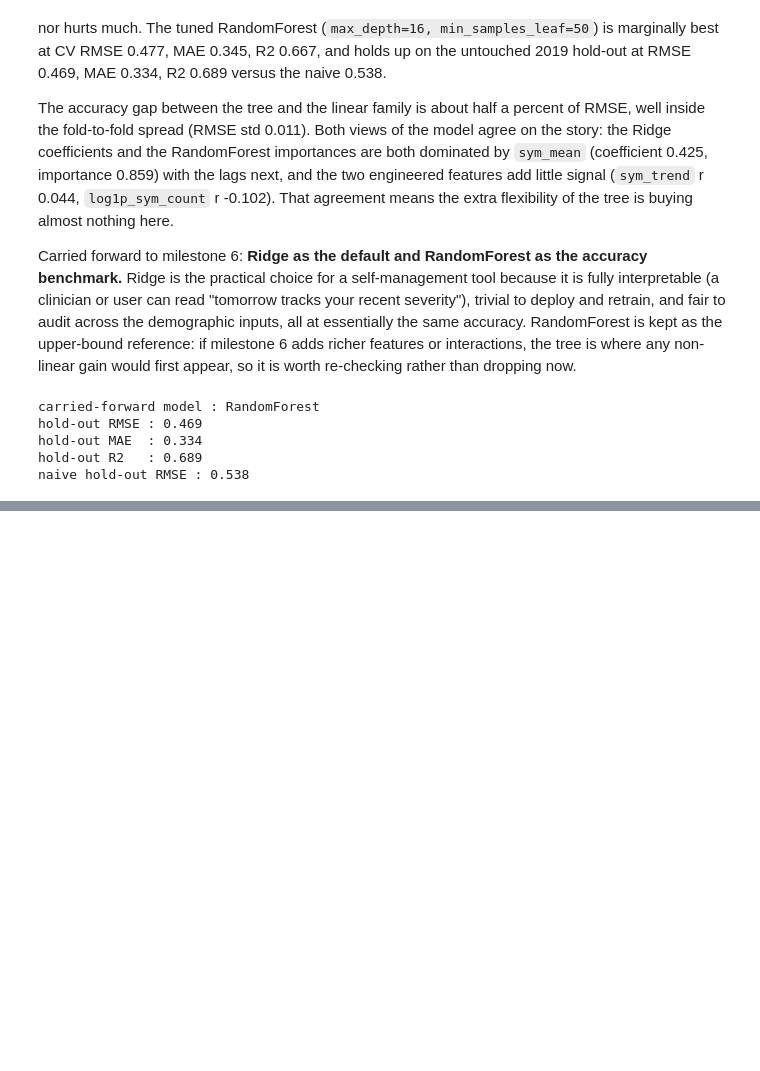
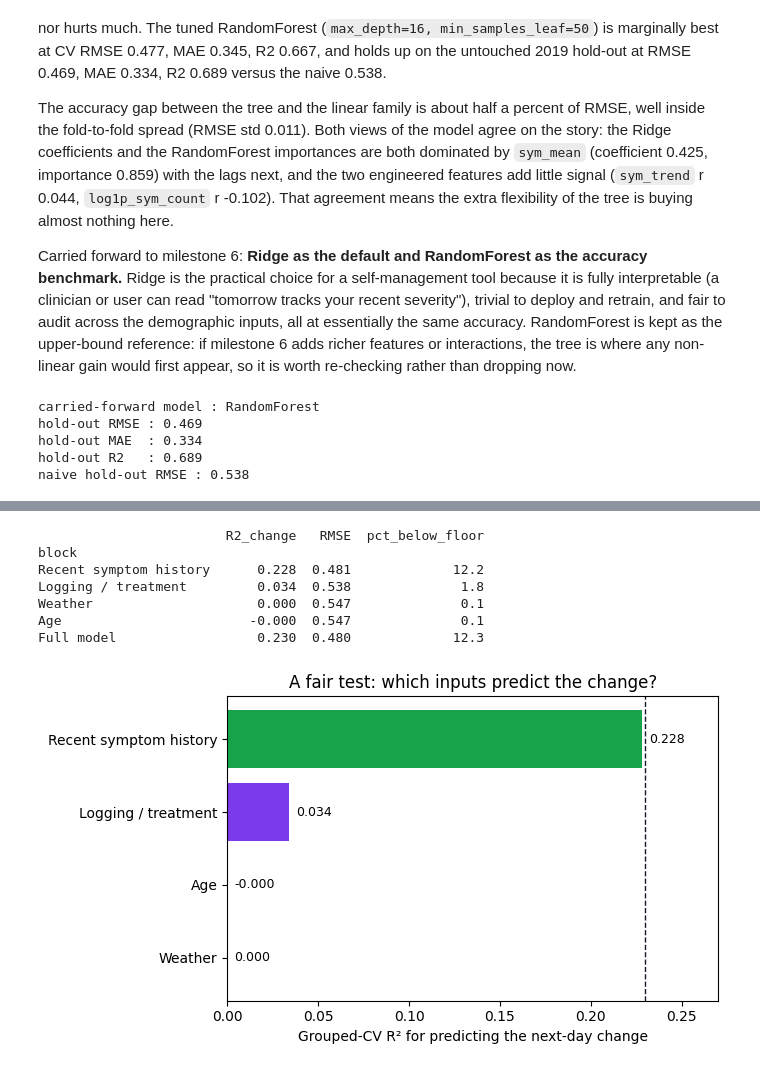
Before and after one commit to kempaviola/regression_health, a Jupyter notebook: notebooks/Viola_regression_capstone.ipynb, the cells around one changed output, grey strips where cells are left out. Cells and saved outputs as stored; diff of their text form; code cells hidden in the pictures; blank space fills up the shorter version.

```diff
--- a/notebooks/Viola_regression_capstone.ipynb
+++ b/notebooks/Viola_regression_capstone.ipynb
@@ -1312,0 +1360,37 @@ missing      1725  0.520  0.364         1.50
+# %%
+# 10.2 A fair test of each feature block, scored on the change rather than the level.
+HIST  = ["sym_mean","lag1_sym","lag2_sym","lag3_sym","sym_trend"]
+ENV   = ["temperature_max","temperature_min","humidity","pressure","precip_intensity"]
+BEHAV = ["sym_count","log1p_sym_count","cond_mean","treat_count","food_count","tag_count"]
+DEMO  = ["age"]
+blocks = {"Recent symptom history":HIST, "Logging / treatment":BEHAV, "Weather":ENV,
+          "Age":DEMO, "Full model":MODEL_FEATURES}
+rows = []
+for name, cols in blocks.items():
+    p = cross_val_predict(make_pipe(LinearRegression()), tr[cols], tr["delta"], cv=gkf,
+                          groups=tr["user_id"], n_jobs=-1)
+    rmse = np.sqrt(mean_squared_error(tr["delta"], p))
+    rows.append({"block":name, "R2_change":round(r2_score(tr["delta"],p),3),
+                 "RMSE":round(rmse,3), "pct_below_floor":round((floor-rmse)/floor*100,1)})
+block_tab = pd.DataFrame(rows).set_index("block")
+print(block_tab.to_string())
+
+order = ["Weather","Age","Logging / treatment","Recent symptom history"]
+r2s = [block_tab.loc[b,"R2_change"] for b in order]
+colmap = {"Weather":"#dc2626","Recent symptom history":"#16a34a"}
+fig, ax = plt.subplots(figsize=(7,4))
+bars = ax.barh(order, r2s, color=[colmap.get(b,"#7c3aed") for b in order])
+for bar,v in zip(bars,r2s): ax.text(v+0.004, bar.get_y()+bar.get_height()/2, f"{v:.3f}", va="center", fontsize=9)
+ax.axvline(block_tab.loc["Full model","R2_change"], color="#111827", ls="--", lw=1)
+ax.set_xlabel("Grouped-CV R² for predicting the next-day change"); ax.set_xlim(0,0.27)
+ax.set_title("A fair test: which inputs predict the change?")
+plt.tight_layout(); plt.savefig(FIG/"26_change_block_r2.png", dpi=120); plt.show()
+# %% [output]
+                        R2_change   RMSE  pct_below_floor
+block
+Recent symptom history      0.228  0.481             12.2
+Logging / treatment         0.034  0.538              1.8
+Weather                     0.000  0.547              0.1
+Age                        -0.000  0.547              0.1
+Full model                  0.230  0.480             12.3
+[figure, added]
```
Also changed, not shown: parts of 53 cells of this notebook, 5 other files.
